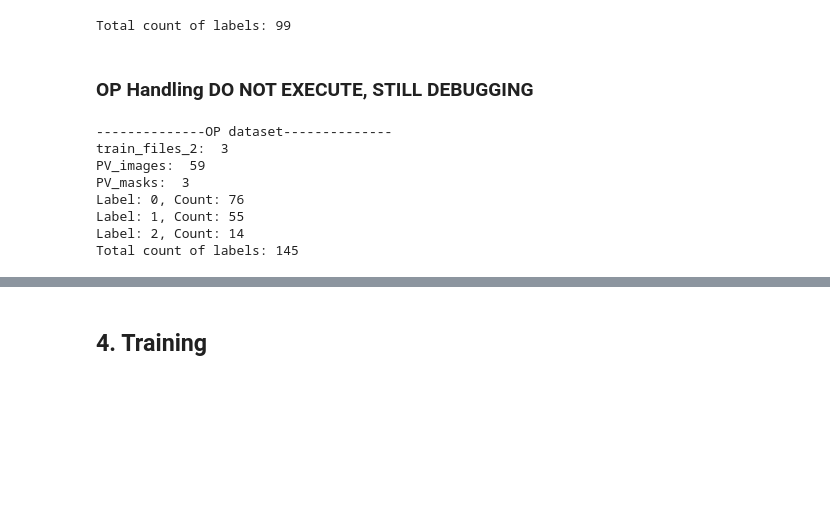
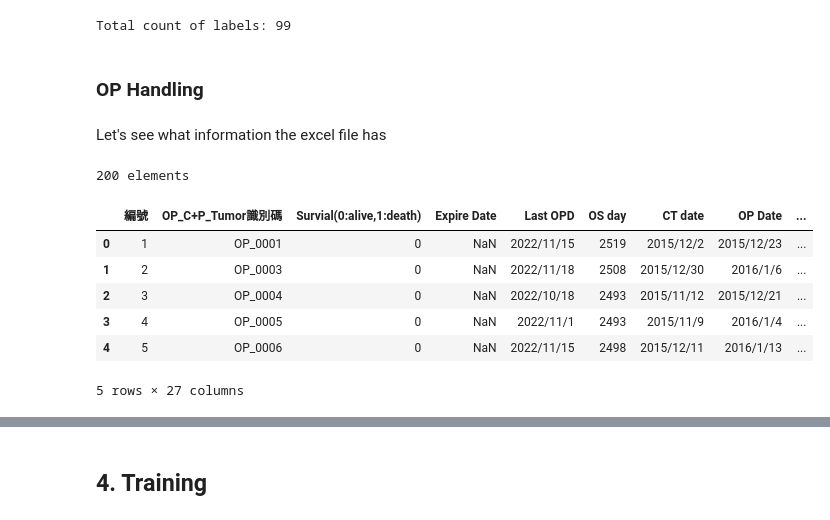
Before and after one commit to McSonk/2024-img-challenge, a Jupyter notebook: 2024training_medical_image.ipynb, the cells around one changed output, grey strips where cells are left out. Drawn from its saved outputs; the diff is of its cells as text; code cells hidden in the pictures; blank space fills up the shorter version.

```diff
--- a/2024training_medical_image.ipynb
+++ b/2024training_medical_image.ipynb
@@ -138,6 +199,10 @@ Removed 2 Stage-D items
 # %%
 mapping = {'Stage-A': 0, 'Stage-B': 1, 'Stage-C': 2}
-labels = np.array(clinical_df['BCLC'].replace(mapping))
+
+pd.set_option('future.no_silent_downcasting', True)
+labels = np.array(
+    tcia_df['BCLC'].replace(mapping)
+)
 
 labels[:5]
 # %% [output]
@@ -196,4 +262,4 @@ print("Total count of labels:", total_count)
 # %% [output]
 Total count of labels: 99
 # %% [markdown]
-### OP Handling DO NOT EXECUTE, STILL DEBUGGING
+### OP Handling
@@ -209,55 +266,16 @@ def PV_mask_OP(mask_path):
-# %%
-def load_BCLC_label_OP(clinical_data_path):
-    clinical_df = pd.read_excel(clinical_data_path, sheet_name='202211112RINC建模申請-上繳用')
-    clinical_df = clinical_df.dropna(subset=['BCLC'])
-    clinical_df = clinical_df[clinical_df['BCLC'] != 'Pending']
-    clinical_df = clinical_df[clinical_df['BCLC'] != 'D']
-    # 濾掉clinical_df資料
-    condition = clinical_df['OP_C+P_Tumor識別碼'].str.contains('OP_0117|OP_0277|OP_0003')
-    clinical_df = clinical_df[~condition]
-
-    # remove OP_0093
-    clinical_df = clinical_df[clinical_df['OP_C+P_Tumor識別碼'] != 'OP_0093']
-
-    ids = np.array(clinical_df['OP_C+P_Tumor識別碼'])
-    pattern = re.compile(r'OP_(\d+)')
-    ids = [re.search(pattern, s).group(0) if re.search(pattern, s) else None for s in ids]
-
-    mapping = {'0': 0, 'A': 0, 'B': 1, 'C': 2}
-    labels = np.array(clinical_df['BCLC'].replace(mapping))
-
-    return ids, labels
-
-ids, labels_2 = load_BCLC_label_OP(OP_EXCEL)
-PV_images = [path for path in PV_raw_OP(NIFTI_PATH) if any(id_ in path for id_ in ids)]
-PV_masks = [path for path in PV_mask_OP(NNU_NET_PATH) if any(id_[2:] in path for id_ in ids)]
-
-train_files_2 = [
-{"PVimg": PV, "PVmask": PV_mask ,"label": label}
-for PV, PV_mask, label in zip(PV_images, PV_masks, labels_2)
-]
-
-#########################################
-print("--------------OP dataset--------------")
-print("train_files_2: ",len(train_files_2))
-print("PV_images: ",len(PV_images))
-print("PV_masks: ",len(PV_masks))
-
-unique_labels, label_counts = np.unique(labels_2, return_counts=True)
-for label, count in zip(unique_labels, label_counts):
-    print(f"Label: {label}, Count: {count}")
-
-total_count = np.sum(label_counts)
-print("Total count of labels:", total_count)
-
-# train_files.extend(train_files_2)
-# labels = np.concatenate((labels, labels_2), axis=0)
-# %% [output]
---------------OP dataset--------------
-train_files_2:  3
-PV_images:  59
-PV_masks:  3
-Label: 0, Count: 76
-Label: 1, Count: 55
-Label: 2, Count: 14
-Total count of labels: 145
+# %% [markdown]
+Let's see what information the excel file has
+# %%
+op_df = pd.read_excel(OP_EXCEL, sheet_name='202211112RINC建模申請-上繳用')
+print("%d elements" % op_df.shape[0])
+
+op_df.head()
+# %% [output]
+200 elements
+|  | 編號 | OP_C+P_Tumor識別碼 | Survial(0:alive,1:death) | Expire Date | Last OPD | OS day | CT date | OP Date | ... |
+| 0 | 1 | OP_0001 | 0 | NaN | 2022/11/15 | 2519 | 2015/12/2 | 2015/12/23 | ... |
+| 1 | 2 | OP_0003 | 0 | NaN | 2022/11/18 | 2508 | 2015/12/30 | 2016/1/6 | ... |
+| 2 | 3 | OP_0004 | 0 | NaN | 2022/10/18 | 2493 | 2015/11/12 | 2015/12/21 | ... |
+| 3 | 4 | OP_0005 | 0 | NaN | 2022/11/1 | 2493 | 2015/11/9 | 2016/1/4 | ... |
+| 4 | 5 | OP_0006 | 0 | NaN | 2022/11/15 | 2498 | 2015/12/11 | 2016/1/13 | ... |
+5 rows × 27 columns
```
Also changed, not shown: parts of 56 cells of this notebook.
